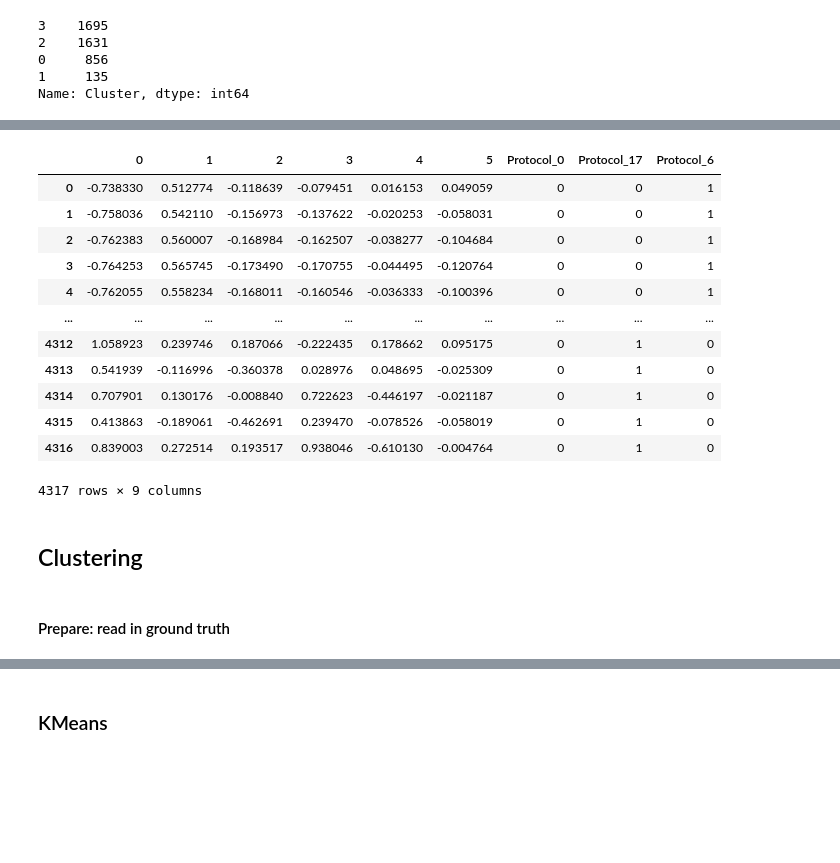
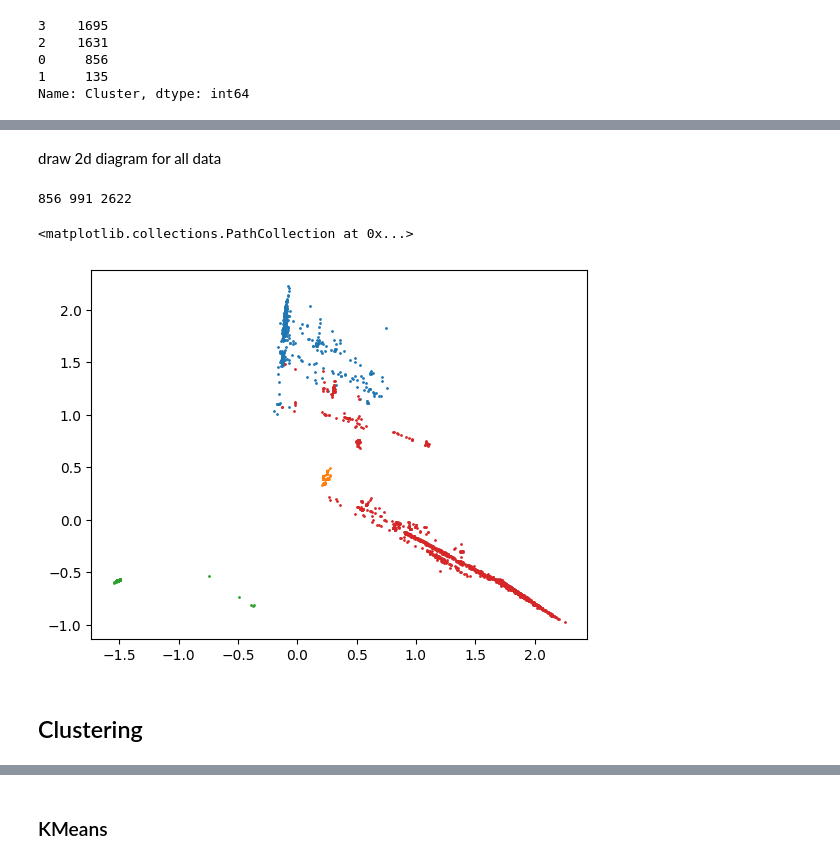
Before and after one commit to wei-coding/MLFN, a Jupyter notebook: Lab2/lab2.ipynb, the cells around one changed output, grey strips where cells are left out. Saved outputs shown, nothing was run; the diff lists cells and outputs as text; code cells hidden in the pictures; blank space fills up the shorter version.

```diff
--- a/Lab2/lab2.ipynb
+++ b/Lab2/lab2.ipynb
@@ -114,3 +140,0 @@ drop ip and port
-# %%
-data = data.drop(['Source.IP', 'Source.Port', 'Destination.IP', 'Destination.Port', 'Label'], axis=1, errors='ignore')
-data
@@ -131,7 +141,6 @@ data
 # %% [markdown]
 Set ignore column for preprocessing
 # %%
-nominal_col = ['Protocol', 'Label']
 numeric_data = data.drop(nominal_col, axis=1, errors='ignore')
 # %% [markdown]
 Scaling
@@ -299,24 +214,32 @@ data_with_pca
-# %%
-for col in nominal_col:
-    if data.get(col) is None: continue
-    data_with_pca[col] = data[col].astype(str)
-tf_data = pd.get_dummies(data_with_pca)
-tf_data
-# %% [output]
-|  | 0 | 1 | 2 | 3 | 4 | 5 | Protocol_0 | Protocol_17 | Protocol_6 |
-| 0 | -0.738330 | 0.512774 | -0.118639 | -0.079451 | 0.016153 | 0.049059 | 0 | 0 | 1 |
-| 1 | -0.758036 | 0.542110 | -0.156973 | -0.137622 | -0.020253 | -0.058031 | 0 | 0 | 1 |
-| 2 | -0.762383 | 0.560007 | -0.168984 | -0.162507 | -0.038277 | -0.104684 | 0 | 0 | 1 |
-| 3 | -0.764253 | 0.565745 | -0.173490 | -0.170755 | -0.044495 | -0.120764 | 0 | 0 | 1 |
-| 4 | -0.762055 | 0.558234 | -0.168011 | -0.160546 | -0.036333 | -0.100396 | 0 | 0 | 1 |
-| ... | ... | ... | ... | ... | ... | ... | ... | ... | ... |
-| 4312 | 1.058923 | 0.239746 | 0.187066 | -0.222435 | 0.178662 | 0.095175 | 0 | 1 | 0 |
-| 4313 | 0.541939 | -0.116996 | -0.360378 | 0.028976 | 0.048695 | -0.025309 | 0 | 1 | 0 |
-| 4314 | 0.707901 | 0.130176 | -0.008840 | 0.722623 | -0.446197 | -0.021187 | 0 | 1 | 0 |
-| 4315 | 0.413863 | -0.189061 | -0.462691 | 0.239470 | -0.078526 | -0.058019 | 0 | 1 | 0 |
-| 4316 | 0.839003 | 0.272514 | 0.193517 | 0.938046 | -0.610130 | -0.004764 | 0 | 1 | 0 |
-4317 rows × 9 columns
+# %% [markdown]
+draw 2d diagram for all data
+# %%
+from sklearn.decomposition import PCA
+import matplotlib.pyplot as plt
+
+pca = PCA(n_components=2)
+reduced_data = pca.fit_transform(tf_data)
+# display(reduced_data)
+class_0 = 0
+class_1 = 0
+class_2 = 0
+for i, c in enumerate(ans["Cluster"]):
+    if c == 0:
+        class_0 += 1
+    if c <= 1:
+        class_1 += 1
+    if c <= 2:
+        class_2 += 1
+print(class_0, class_1, class_2)
+# %% [output]
+856 991 2622
+# %%
+plt.scatter(reduced_data[:class_0, 0], reduced_data[:class_0, 1], s=1)
+plt.scatter(reduced_data[class_0+1:class_1, 0], reduced_data[class_0+1:class_1, 1], s=1)
+plt.scatter(reduced_data[class_1+1:class_2, 0], reduced_data[class_1+1:class_2, 1], s=1)
+plt.scatter(reduced_data[class_2+1:, 0], reduced_data[class_2+1:, 1], s=1)
+# %% [output]
+<matplotlib.collections.PathCollection at 0x...>
+[figure, added]
 # %% [markdown]
 ## Clustering
-# %% [markdown]
-#### Prepare: read in ground truth
```
Also changed, not shown: parts of 36 cells of this notebook, 4 other files.
